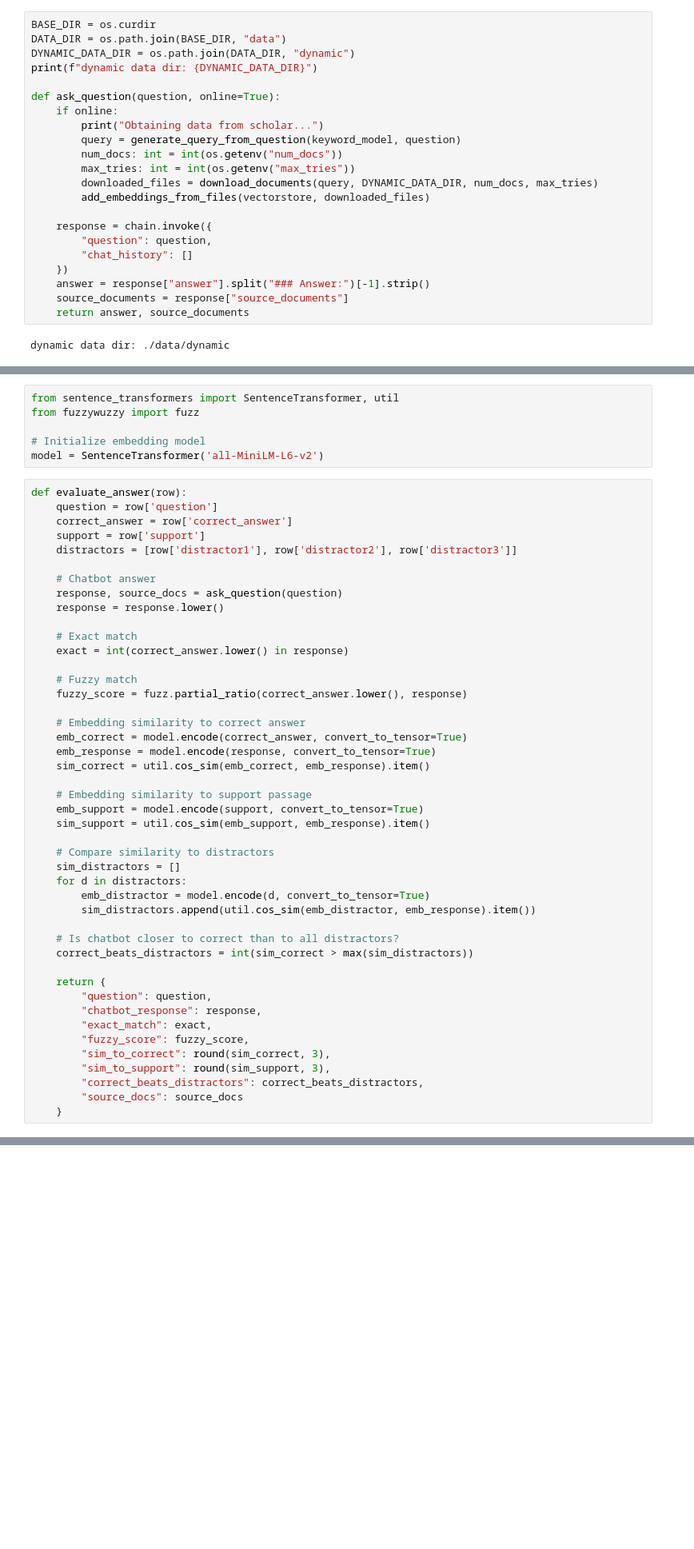
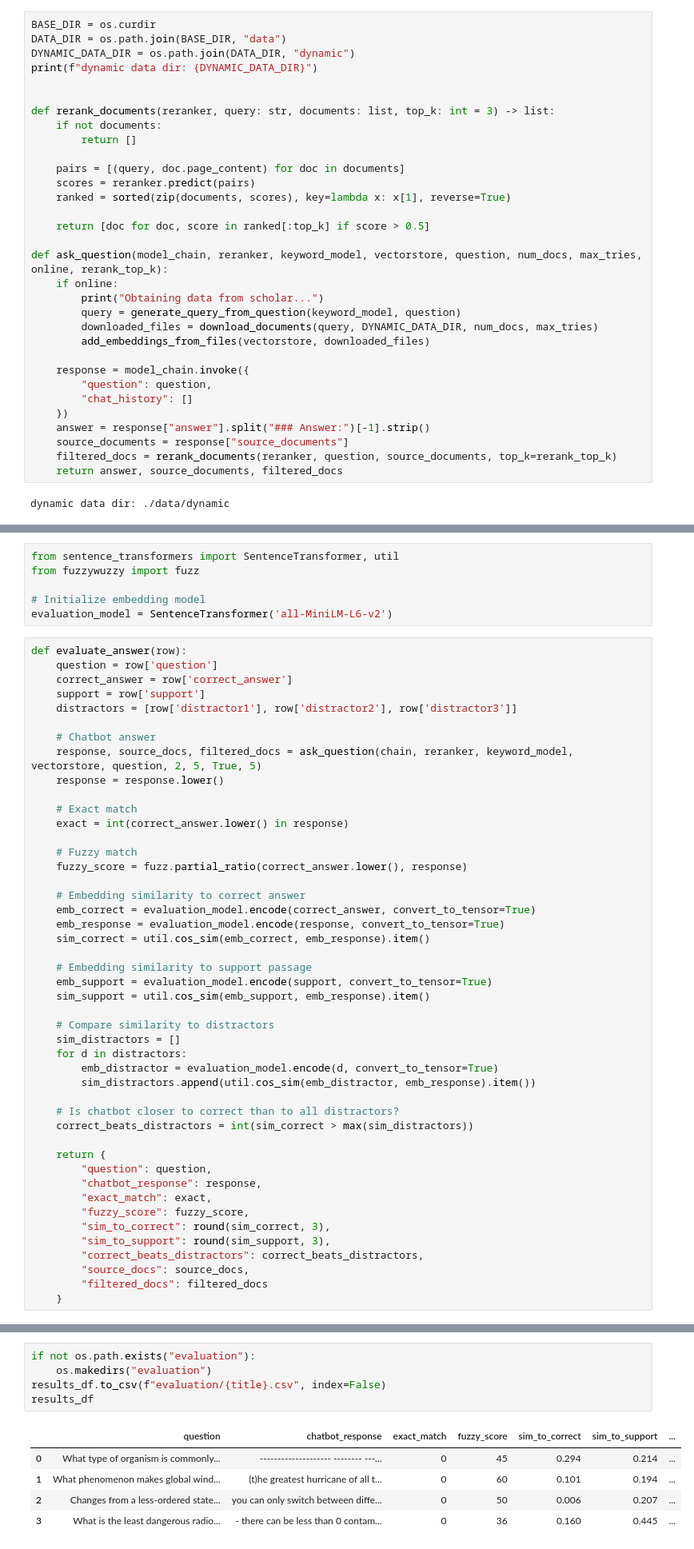
Before and after one commit to UL-FRI-NLP-Course/ul-fri-nlp-course-project-2024-2025-drop-table-teams, a Jupyter notebook: Evaluation.ipynb, the cells around one changed output, grey strips where cells are left out. Shown at 80% size. Saved outputs shown, nothing was run; the diff lists cells and outputs as text; blank space fills up the shorter version.

Commit message:
update evaluation notebook

```diff
--- a/Evaluation.ipynb
+++ b/Evaluation.ipynb
@@ -64,21 +56,31 @@ DATA_DIR = os.path.join(BASE_DIR, "data")
 DYNAMIC_DATA_DIR = os.path.join(DATA_DIR, "dynamic")
 print(f"dynamic data dir: {DYNAMIC_DATA_DIR}")
 
-def ask_question(question, online=True):
+
+def rerank_documents(reranker, query: str, documents: list, top_k: int = 3) -> list:
+    if not documents:
+        return []
+
+    pairs = [(query, doc.page_content) for doc in documents]
+    scores = reranker.predict(pairs)
+    ranked = sorted(zip(documents, scores), key=lambda x: x[1], reverse=True)
+
+    return [doc for doc, score in ranked[:top_k] if score > 0.5]
+
+def ask_question(model_chain, reranker, keyword_model, vectorstore, question, num_docs, max_tries, online, rerank_top_k):
     if online:
         print("Obtaining data from scholar...")
         query = generate_query_from_question(keyword_model, question)
-        num_docs: int = int(os.getenv("num_docs"))
-        max_tries: int = int(os.getenv("max_tries"))
         downloaded_files = download_documents(query, DYNAMIC_DATA_DIR, num_docs, max_tries)
         add_embeddings_from_files(vectorstore, downloaded_files)
 
-    response = chain.invoke({
+    response = model_chain.invoke({
         "question": question,
         "chat_history": []
     })
     answer = response["answer"].split("### Answer:")[-1].strip()
     source_documents = response["source_documents"]
-    return answer, source_documents
+    filtered_docs = rerank_documents(reranker, question, source_documents, top_k=rerank_top_k)
+    return answer, source_documents, filtered_docs
 # %% [output]
 dynamic data dir: ./data/dynamic
@@ -94,7 +115,7 @@ from sentence_transformers import SentenceTransformer, util
 from fuzzywuzzy import fuzz
 
 # Initialize embedding model
-model = SentenceTransformer('all-MiniLM-L6-v2')
+evaluation_model = SentenceTransformer('all-MiniLM-L6-v2')
 # %%
 def evaluate_answer(row):
     question = row['question']
@@ -103,7 +124,7 @@ def evaluate_answer(row):
     distractors = [row['distractor1'], row['distractor2'], row['distractor3']]
 
     # Chatbot answer
-    response, source_docs = ask_question(question)
+    response, source_docs, filtered_docs = ask_question(chain, reranker, keyword_model, vectorstore, question, 2, 5, True, 5)
     response = response.lower()
 
     # Exact match
@@ -113,18 +134,18 @@ def evaluate_answer(row):
     fuzzy_score = fuzz.partial_ratio(correct_answer.lower(), response)
 
     # Embedding similarity to correct answer
-    emb_correct = model.encode(correct_answer, convert_to_tensor=True)
-    emb_response = model.encode(response, convert_to_tensor=True)
+    emb_correct = evaluation_model.encode(correct_answer, convert_to_tensor=True)
+    emb_response = evaluation_model.encode(response, convert_to_tensor=True)
     sim_correct = util.cos_sim(emb_correct, emb_response).item()
 
     # Embedding similarity to support passage
-    emb_support = model.encode(support, convert_to_tensor=True)
+    emb_support = evaluation_model.encode(support, convert_to_tensor=True)
     sim_support = util.cos_sim(emb_support, emb_response).item()
 
     # Compare similarity to distractors
     sim_distractors = []
     for d in distractors:
-        emb_distractor = model.encode(d, convert_to_tensor=True)
+        emb_distractor = evaluation_model.encode(d, convert_to_tensor=True)
         sim_distractors.append(util.cos_sim(emb_distractor, emb_response).item())
 
     # Is chatbot closer to correct than to all distractors?
@@ -138,7 +159,8 @@ def evaluate_answer(row):
         "sim_to_correct": round(sim_correct, 3),
         "sim_to_support": round(sim_support, 3),
         "correct_beats_distractors": correct_beats_distractors,
-        "source_docs": source_docs
+        "source_docs": source_docs,
+        "filtered_docs": filtered_docs
     }
 # %%
 df.loc[:3]
@@ -187,0 +216,11 @@ Downloading Yogurt as probiotic carrier food from Sci Hub: https://www.sciencedi
+# %%
+if not os.path.exists("evaluation"):
+    os.makedirs("evaluation")
+results_df.to_csv(f"evaluation/{title}.csv", index=False)
+results_df
+# %% [output]
+|  | question | chatbot_response | exact_match | fuzzy_score | sim_to_correct | sim_to_support | ... |
+| 0 | What type of organism is commonly... | -------------------- -------- ---... | 0 | 45 | 0.294 | 0.214 | ... |
+| 1 | What phenomenon makes global wind... | (t)he greatest hurricane of all t... | 0 | 60 | 0.101 | 0.194 | ... |
+| 2 | Changes from a less-ordered state... | you can only switch between diffe... | 0 | 50 | 0.006 | 0.207 | ... |
+| 3 | What is the least dangerous radio... | - there can be less than 0 contam... | 0 | 36 | 0.160 | 0.445 | ... |
```
Also changed, not shown: parts of 4 cells of this notebook, 1 other file.
